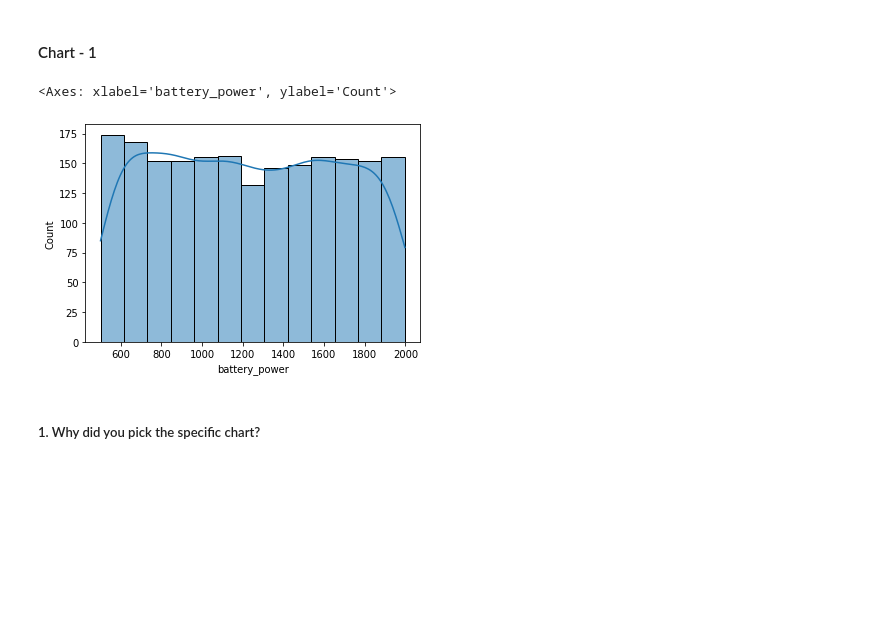
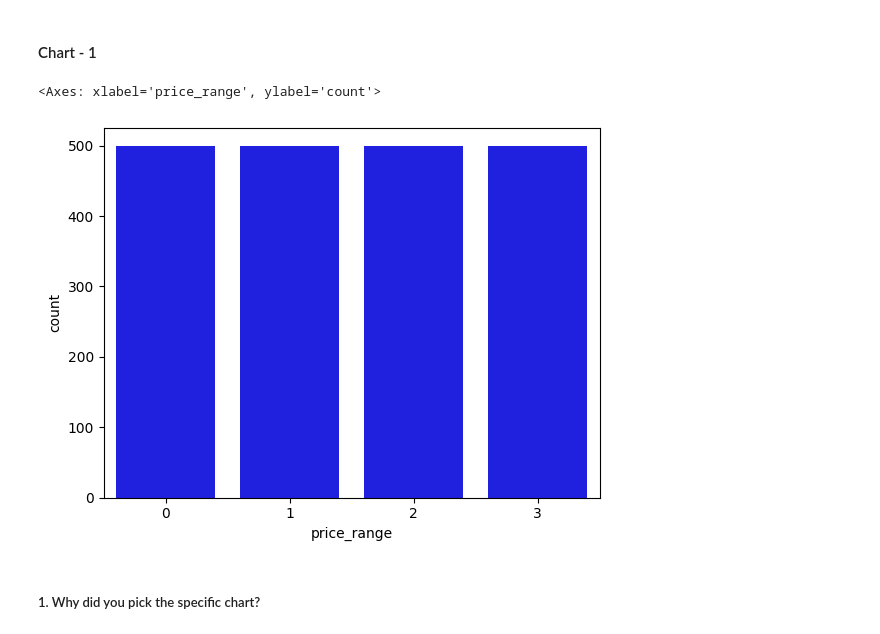
Before and after one commit to rafidddeshmukh/Classification-Mobile_Price_Range_Prediction, a Jupyter notebook: Classification_Mobile_Price_Range_Prediction.ipynb, the cells around one changed output. Cells and saved outputs as stored; diff of their text form; code cells hidden in the pictures; blank space fills up the shorter version.

```diff
--- a/Classification_Mobile_Price_Range_Prediction.ipynb
+++ b/Classification_Mobile_Price_Range_Prediction.ipynb
@@ -279,10 +279,10 @@ Answer Here.
 # %%
 # Chart - 1 visualization code
 # plot histogram of battery power
-sns.histplot(data=mobile_df, x='battery_power', kde=True)
+sns.countplot(data=mobile_df, x='price_range',color='b')
 # %% [output]
-<Axes: xlabel='battery_power', ylabel='Count'>
+<Axes: xlabel='price_range', ylabel='count'>
-[figure, old version]
+[figure, new version]
 # %% [markdown]
 ##### 1. Why did you pick the specific chart?
 # %% [markdown]
```
Also changed, not shown: parts of 32 cells of this notebook.
